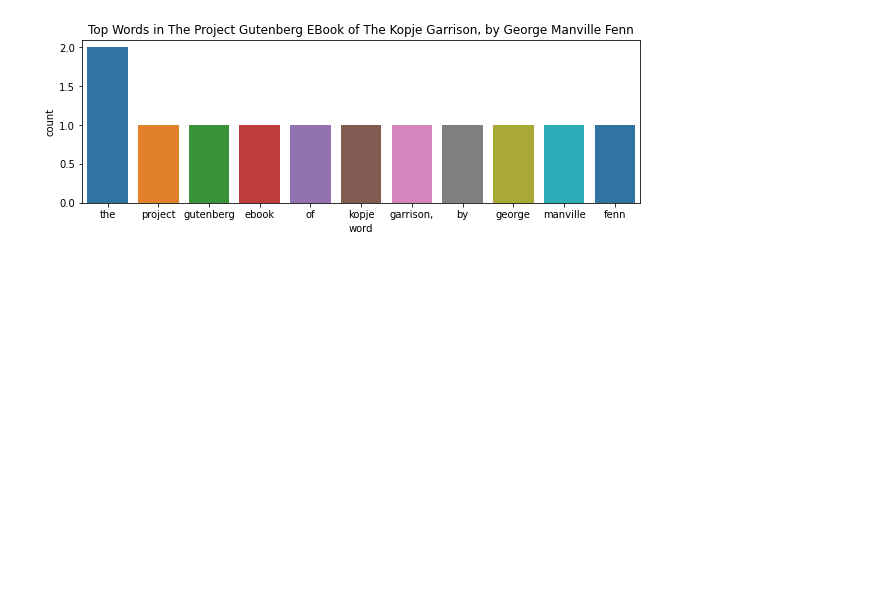
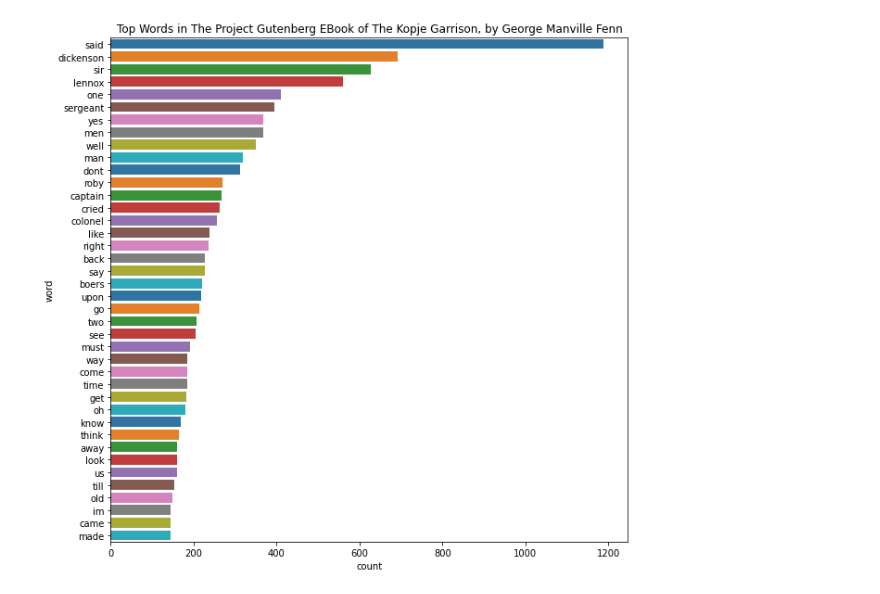
Before and after one commit to Puneeth159/bigdata-final-project, a Jupyter notebook: Bigdata Final Project- Puneeth Section 02.ipynb, the cells around one changed output. Cells and saved outputs as stored; diff of their text form; code cells hidden in the pictures; blank space fills up the shorter version.

```diff
--- a/Bigdata Final Project- Puneeth Section 02.ipynb
+++ b/Bigdata Final Project- Puneeth Section 02.ipynb
@@ -45,9 +45,9 @@ word_count_RDD = IKVPairsRDD.reduceByKey(lambda acc, value: acc+value)
 # %% [output]
 [interactive output not drawn]
 # %%
-# Sorting the words in the descending order and printing the results to check the first 25 results in descending order.
-results = word_count_RDD.map(lambda x: (x[1], x[0])).sortByKey(False).take(25)
-print(results)
+# Sorting the words in the descending order and printing the results to check the first 40 results in descending order.
+first_results = word_count_RDD.map(lambda x: (x[1], x[0])).sortByKey(False).take(40)
+print(first_results)
 # %% [output]
 [interactive output not drawn]
 # %%
@@ -59,45 +59,35 @@ print(results)
 # %%
 import numpy as np
 import pandas as pd
 import matplotlib.pyplot as plt
 import seaborn as sns
 from collections import Counter
 
 # more about Numpy from: https://numpy.org/
 # more about pandas from: https://pandas.pydata.org/
 # more about Matplotlib from: https://matplotlib.org/
 # more about Seaborn from: https://seaborn.pydata.org/
 # more about Python collections Counter from: https://docs.python.org/3/library/collections.html#collections.Counter
 
 # Shows how to chart results after collect() into Python DS
 
 # We already have a list of tuples after processing
 # Use collect() to get back a Python datastructure
 
-# Get a list of words
-source = 'The Project Gutenberg EBook of The Kopje Garrison, by George Manville Fenn'
-word_list = source.lower().split()
-#print(word_list)
-
-# Call the Counter most_common() function to get list of tuples
-word_count_tuples_list = Counter(word_list).most_common()
-print(word_count_tuples_list)
-
-
 # prepare chart information
 source = 'The Project Gutenberg EBook of The Kopje Garrison, by George Manville Fenn'
 title = 'Top Words in ' + source
-xlabel = 'word'
-ylabel = 'count'
+xlabel = 'count'
+ylabel = 'word'
 
 # create Pandas dataframe from list of tuples
-df = pd.DataFrame.from_records(word_count_tuples_list, columns =[xlabel, ylabel])
+df = pd.DataFrame.from_records(first_results, columns =[xlabel, ylabel])
 print(df)
 
 # create plot (using matplotlib)
-plt.figure(figsize=(10,3))
+plt.figure(figsize=(10,10))
 sns.barplot(xlabel, ylabel, data=df, palette="tab10").set_title(title)
 # %% [output]
 [interactive output not drawn]
-[figure, old version]
+[figure, new version]
 [interactive output not drawn]
```
Also changed, not shown: 2 other files.
